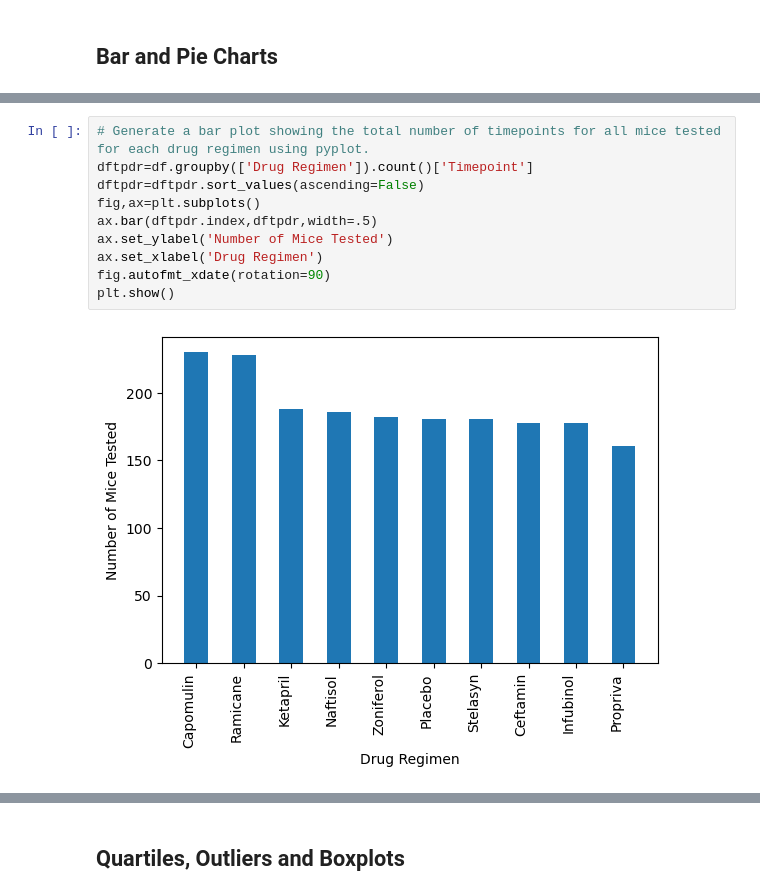
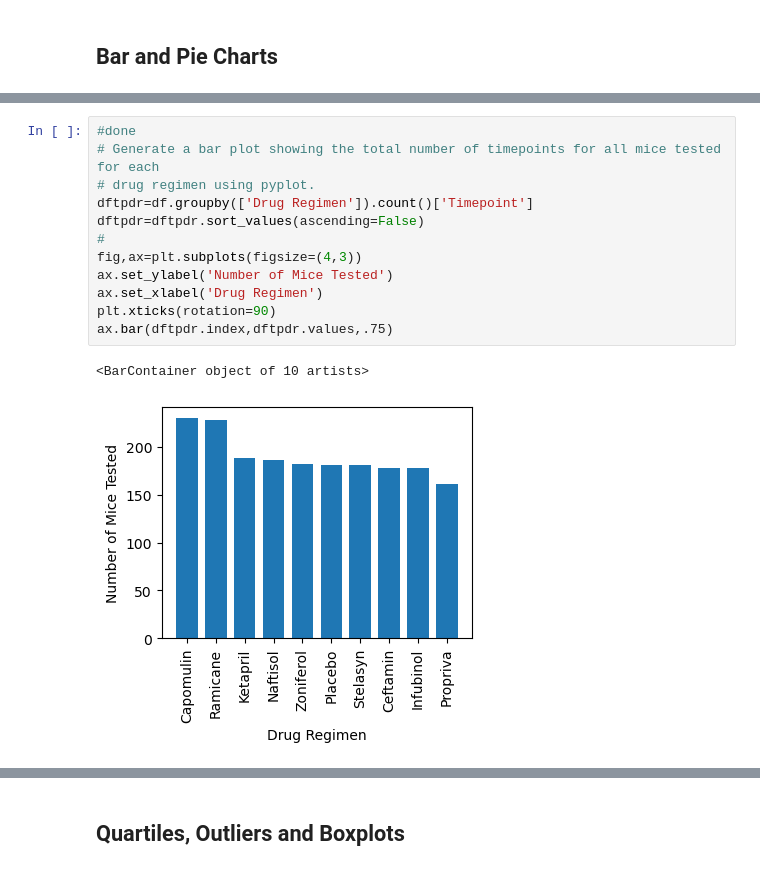
Before and after one commit to rerick999/challenge_05, a Jupyter notebook: Pymaceuticals/challenge_05.ipynb, the cells around one changed output, grey strips where cells are left out. Saved outputs shown, nothing was run; the diff lists cells and outputs as text.

```diff
--- a/Pymaceuticals/challenge_05.ipynb
+++ b/Pymaceuticals/challenge_05.ipynb
@@ -155,13 +164,16 @@ Text(0, 0.5, 'Number of Mice Tested')
 # %%
-# Generate a bar plot showing the total number of timepoints for all mice tested for each drug regimen using pyplot.
+#done
+# Generate a bar plot showing the total number of timepoints for all mice tested for each
+# drug regimen using pyplot.
 dftpdr=df.groupby(['Drug Regimen']).count()['Timepoint']
 dftpdr=dftpdr.sort_values(ascending=False)
-fig,ax=plt.subplots()
-ax.bar(dftpdr.index,dftpdr,width=.5)
+#
+fig,ax=plt.subplots(figsize=(4,3))
 ax.set_ylabel('Number of Mice Tested')
 ax.set_xlabel('Drug Regimen')
-fig.autofmt_xdate(rotation=90)
-plt.show()
+plt.xticks(rotation=90)
+ax.bar(dftpdr.index,dftpdr.values,.75)
 # %% [output]
+<BarContainer object of 10 artists>
-[figure, old version]
+[figure, new version]
 # %%
```
Also changed, not shown: parts of 17 cells of this notebook.
